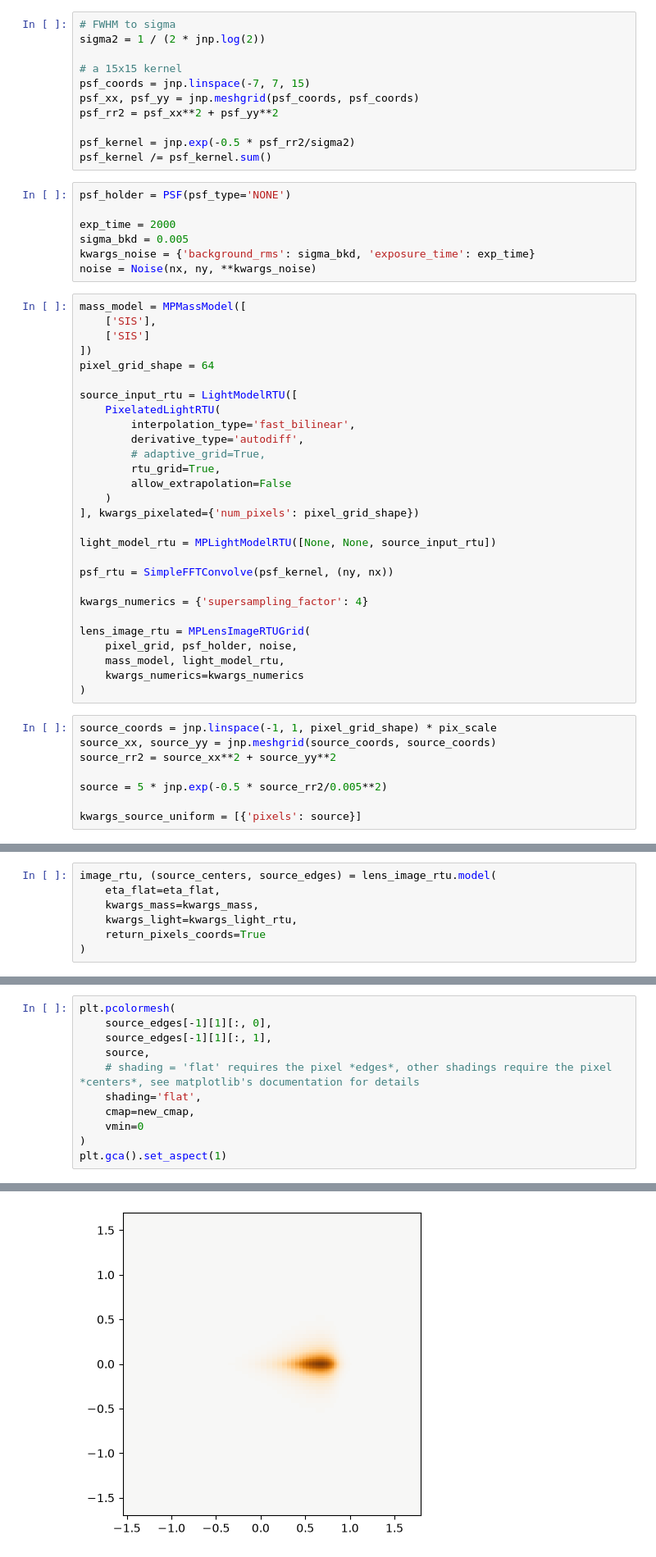
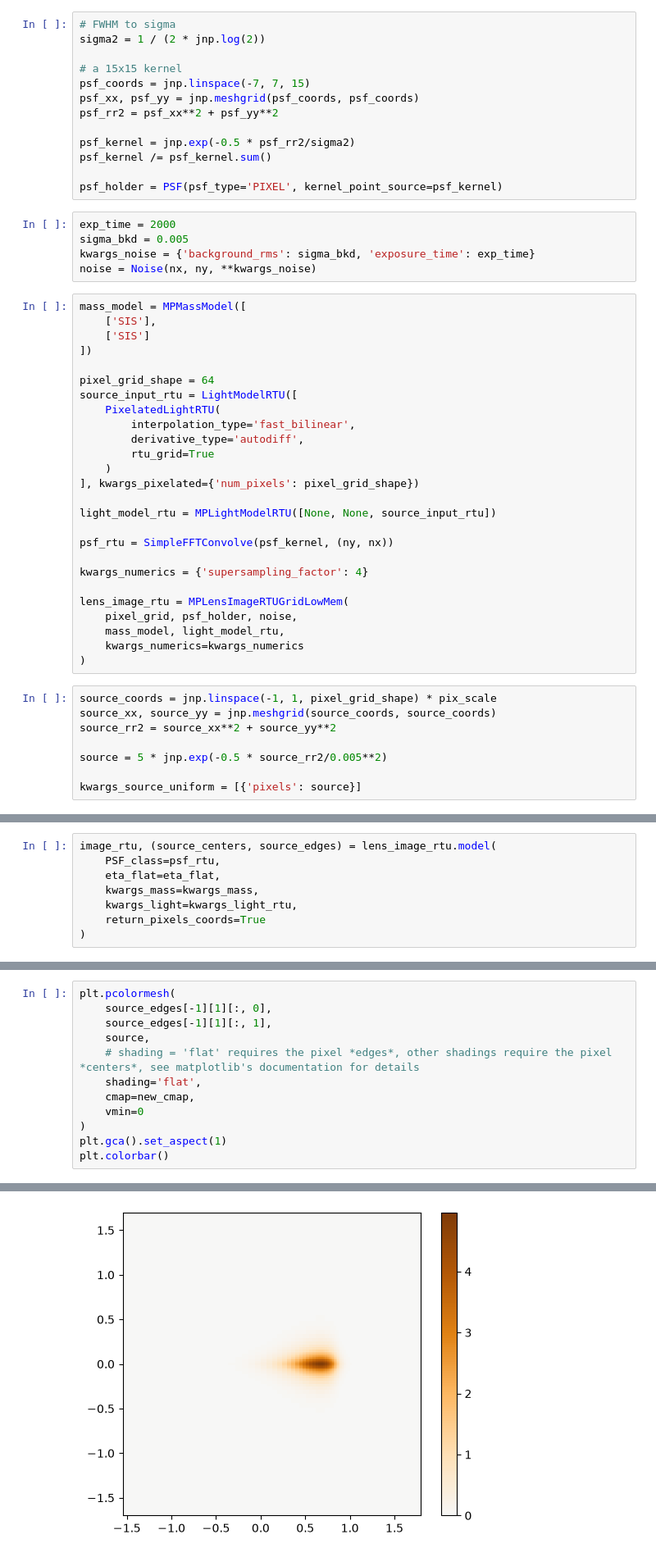
Before and after one commit to CKrawczyk/RTU-grid-herculens, a Jupyter notebook: example_usage_MP.ipynb, the cells around one changed output, grey strips where cells are left out. Shown at 82% size. Drawn from its saved outputs; the diff is of its cells as text.

```diff
--- a/example_usage_MP.ipynb
+++ b/example_usage_MP.ipynb
@@ -89,9 +91,9 @@ psf_rr2 = psf_xx**2 + psf_yy**2
 
 psf_kernel = jnp.exp(-0.5 * psf_rr2/sigma2)
 psf_kernel /= psf_kernel.sum()
+
+psf_holder = PSF(psf_type='PIXEL', kernel_point_source=psf_kernel)
 # %%
-psf_holder = PSF(psf_type='NONE')
-
 exp_time = 2000
 sigma_bkd = 0.005
 kwargs_noise = {'background_rms': sigma_bkd, 'exposure_time': exp_time}
@@ -101,15 +103,13 @@ mass_model = MPMassModel([
     ['SIS'],
     ['SIS']
 ])
+
 pixel_grid_shape = 64
-
 source_input_rtu = LightModelRTU([
     PixelatedLightRTU(
         interpolation_type='fast_bilinear',
         derivative_type='autodiff',
-        # adaptive_grid=True,
-        rtu_grid=True,
-        allow_extrapolation=False
+        rtu_grid=True
     )
 ], kwargs_pixelated={'num_pixels': pixel_grid_shape})
 
@@ -119,7 +119,7 @@ psf_rtu = SimpleFFTConvolve(psf_kernel, (ny, nx))
 
 kwargs_numerics = {'supersampling_factor': 4}
 
-lens_image_rtu = MPLensImageRTUGrid(
+lens_image_rtu = MPLensImageRTUGridLowMem(
     pixel_grid, psf_holder, noise,
     mass_model, light_model_rtu,
     kwargs_numerics=kwargs_numerics
@@ -152,6 +152,7 @@ kwargs_light_rtu = [
 eta_flat=jnp.array([1.05])
 # %%
 image_rtu, (source_centers, source_edges) = lens_image_rtu.model(
+    PSF_class=psf_rtu,
     eta_flat=eta_flat,
     kwargs_mass=kwargs_mass,
     kwargs_light=kwargs_light_rtu,
@@ -173,4 +174,5 @@ plt.pcolormesh(
     vmin=0
 )
 plt.gca().set_aspect(1)
+plt.colorbar()
 # %% [output]
@@ -177,4 +180,4 @@ plt.gca().set_aspect(1)
-[figure, old version]
+[figure, new version]
 # %%
 plt.pcolormesh(
     source_edges[-1][1][:, 0],
```
Also changed, not shown: parts of 18 cells of this notebook, 2 other files.
